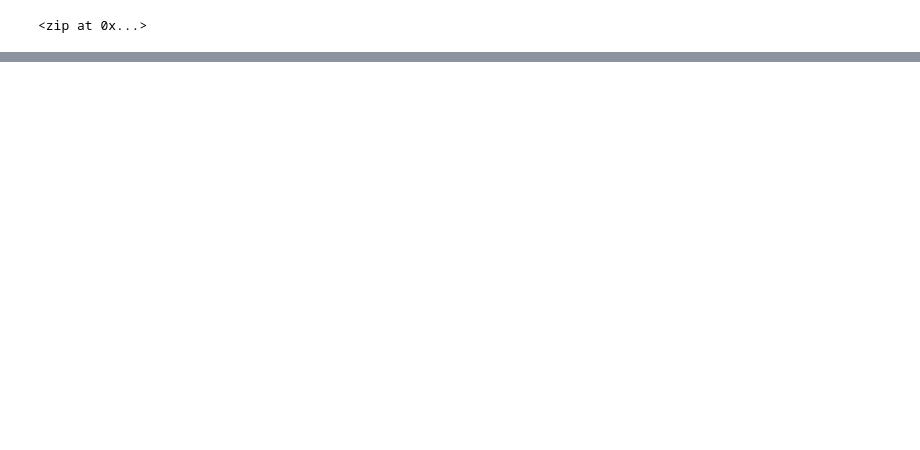
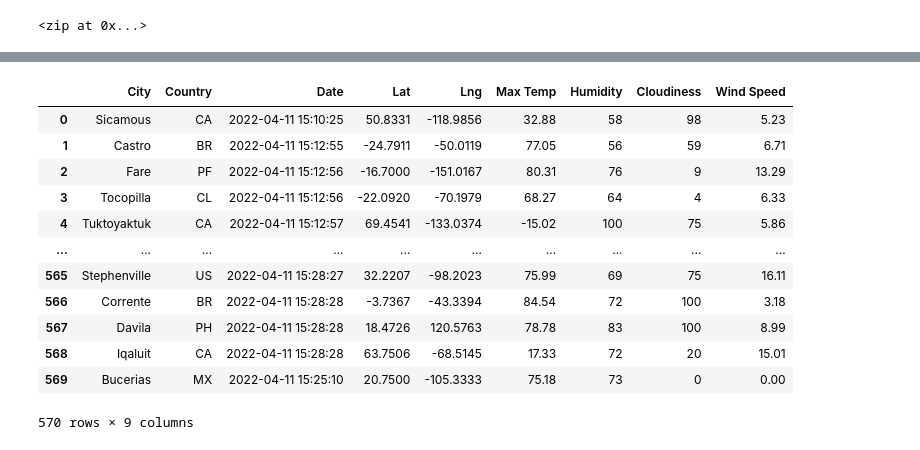
Before and after one commit to Jarney903/World_Weather_Analysis, a Jupyter notebook: WeatherPy.ipynb, the cells around one changed output, grey strips where cells are left out. Drawn from its saved outputs; the diff is of its cells as text; code cells hidden in the pictures; blank space fills up the shorter version.

```diff
--- a/WeatherPy.ipynb
+++ b/WeatherPy.ipynb
@@ -147,6 +159,21 @@ city_data_df.head(10)
 # %%
 new_column_order = [ "City", "Country", "Date", "Lat", "Lng", "Max Temp", "Humidity", "Cloudiness","Wind Speed"]
 city_data_df = city_data_df[new_column_order]
+city_data_df
+# %% [output]
+|  | City | Country | Date | Lat | Lng | Max Temp | Humidity | Cloudiness | Wind Speed |
+| 0 | Sicamous | CA | 2022-04-11 15:10:25 | 50.8331 | -118.9856 | 32.88 | 58 | 98 | 5.23 |
+| 1 | Castro | BR | 2022-04-11 15:12:55 | -24.7911 | -50.0119 | 77.05 | 56 | 59 | 6.71 |
+| 2 | Fare | PF | 2022-04-11 15:12:56 | -16.7000 | -151.0167 | 80.31 | 76 | 9 | 13.29 |
+| 3 | Tocopilla | CL | 2022-04-11 15:12:56 | -22.0920 | -70.1979 | 68.27 | 64 | 4 | 6.33 |
+| 4 | Tuktoyaktuk | CA | 2022-04-11 15:12:57 | 69.4541 | -133.0374 | -15.02 | 100 | 75 | 5.86 |
+| ... | ... | ... | ... | ... | ... | ... | ... | ... | ... |
+| 565 | Stephenville | US | 2022-04-11 15:28:27 | 32.2207 | -98.2023 | 75.99 | 69 | 75 | 16.11 |
+| 566 | Corrente | BR | 2022-04-11 15:28:28 | -3.7367 | -43.3394 | 84.54 | 72 | 100 | 3.18 |
+| 567 | Davila | PH | 2022-04-11 15:28:28 | 18.4726 | 120.5763 | 78.78 | 83 | 100 | 8.99 |
+| 568 | Iqaluit | CA | 2022-04-11 15:28:28 | 63.7506 | -68.5145 | 17.33 | 72 | 20 | 15.01 |
+| 569 | Bucerias | MX | 2022-04-11 15:25:10 | 20.7500 | -105.3333 | 75.18 | 73 | 0 | 0.00 |
+570 rows × 9 columns
 # %%
 # Create the output file (CSV).
 output_data_file = "weather_data/cities.csv"
```
Also changed, not shown: parts of 5 cells of this notebook, 2 other files.
